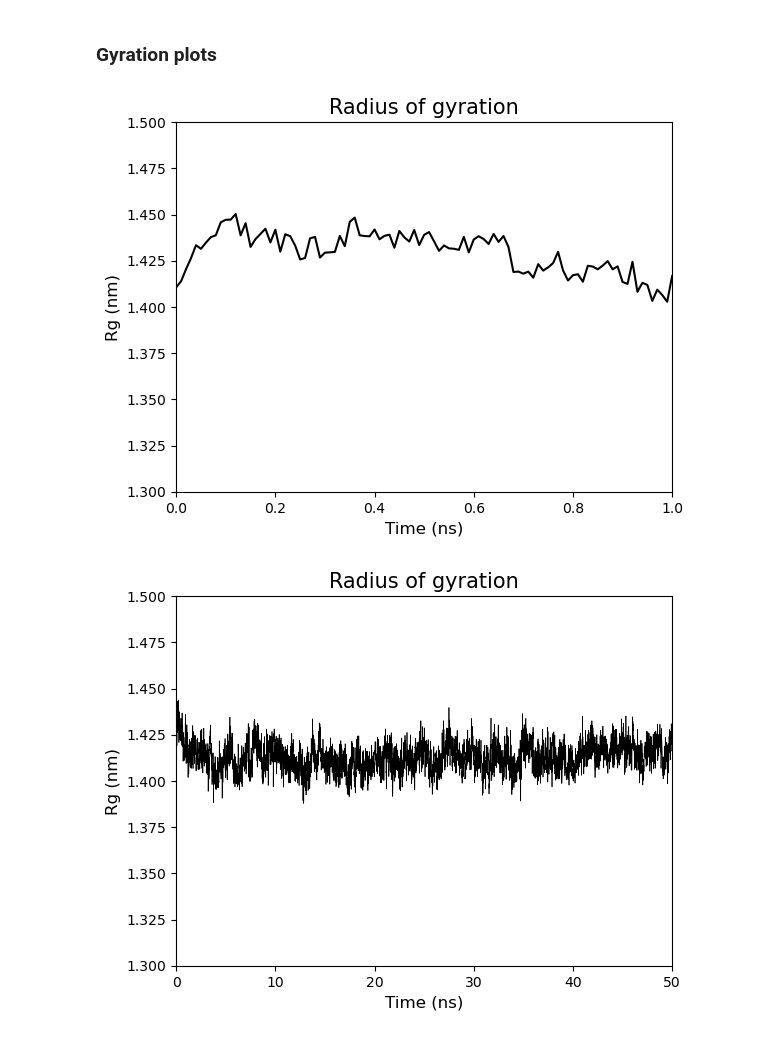
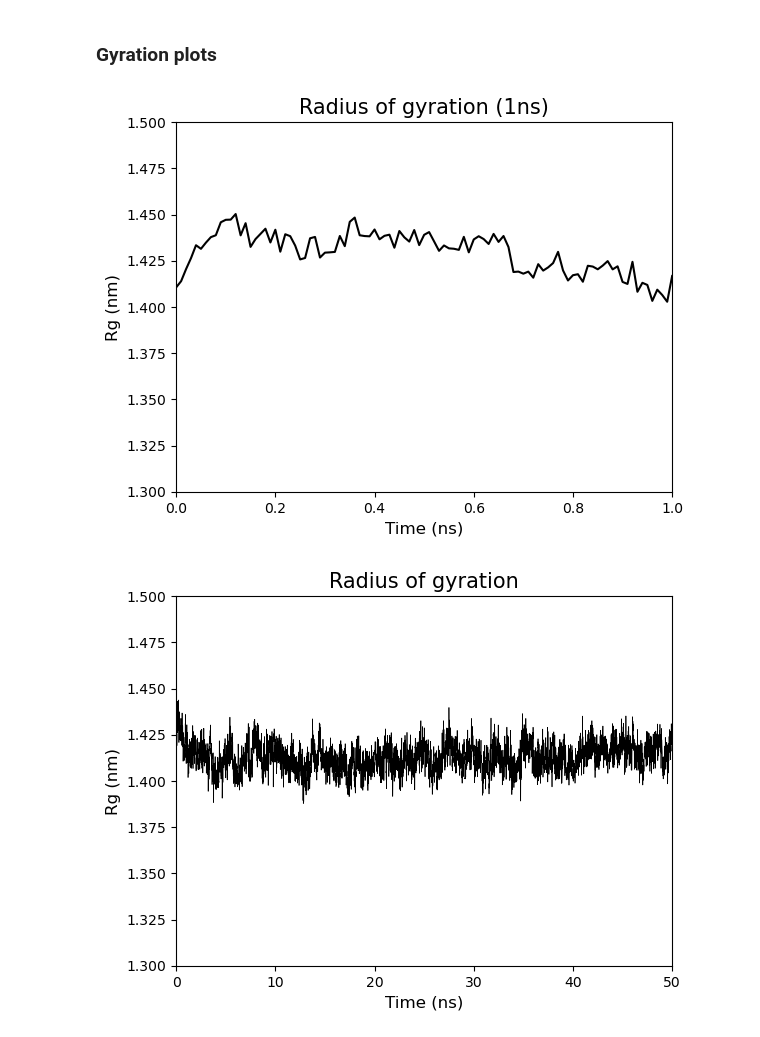
Before and after one commit to WeiJunZhou23/comp-lab-class, a Jupyter notebook: Week3/Analysis/PLOTS_lab3.ipynb, the cells around one changed output. Drawn from its saved outputs; the diff is of its cells as text; code cells hidden in the pictures.

```diff
--- a/Week3/Analysis/PLOTS_lab3.ipynb
+++ b/Week3/Analysis/PLOTS_lab3.ipynb
@@ -85,15 +85,15 @@ df_6.columns = ['Time', 'Rg', 'Rg(x)', 'Rg(y)', 'Rg(z)']
 # %%
 plt.figure()
 plt.plot(df_5['Time']/1000, df_5['Rg'], color='black')
 plt.xlabel('Time (ns)', fontsize=12)
 plt.ylabel('Rg (nm)', fontsize=12)
 plt.xlim(0, 1)
 plt.ylim(1.3, 1.5)
-plt.title('Radius of gyration', fontsize=15)
+plt.title('Radius of gyration (1ns)', fontsize=15)
 plt.savefig('gyration_1ns.png', dpi=500, bbox_inches='tight')
 plt.show()
 # %% [output]
-[figure, old version]
+[figure, new version]
 # %%
 plt.figure()
 plt.plot(df_6['Time']/1000, df_6['Rg'], color='black', linewidth=0.5)
```
Also changed, not shown: parts of 2 cells of this notebook.
